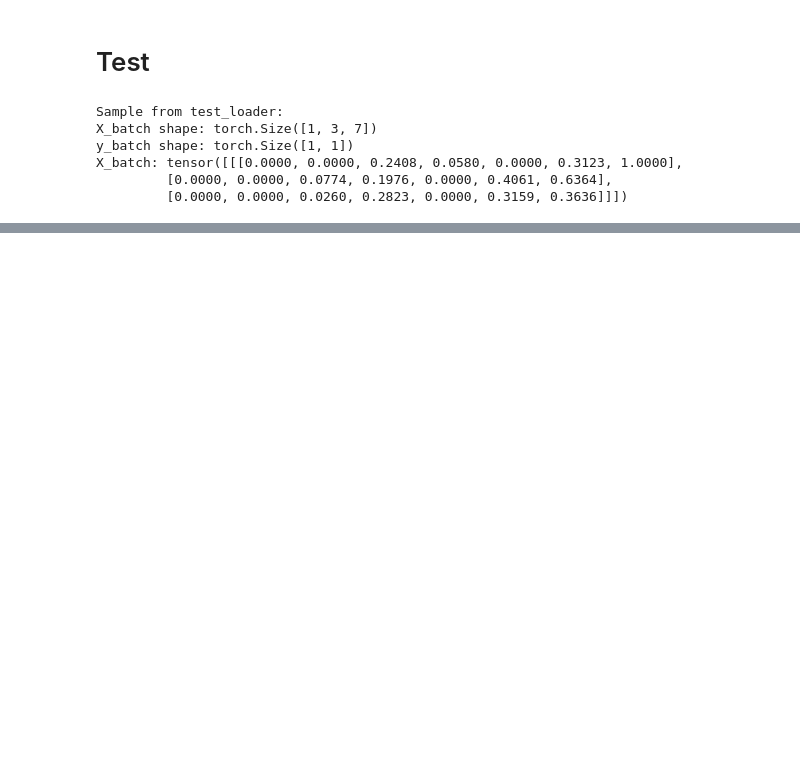
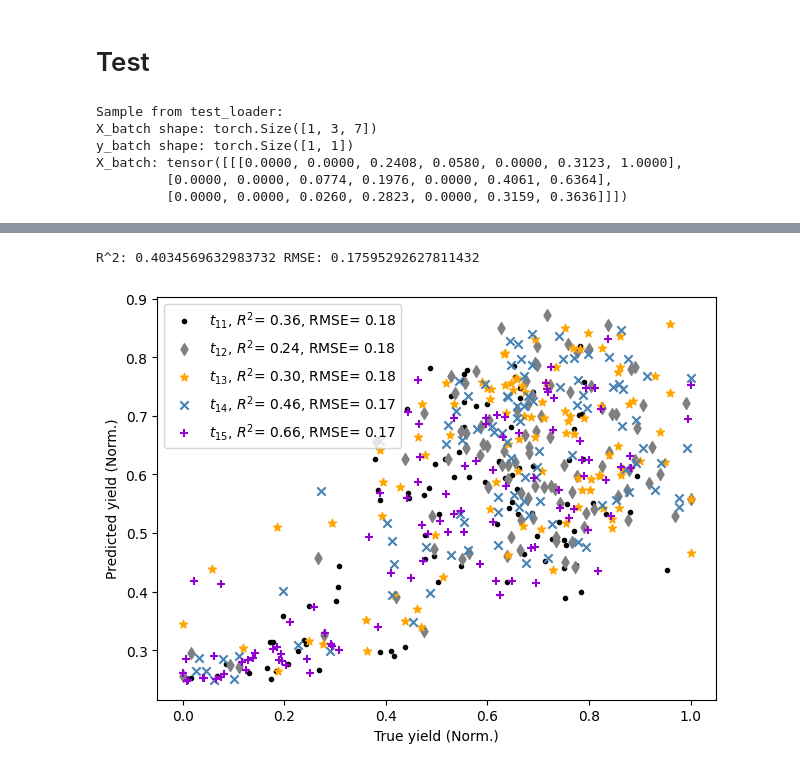
Before and after one commit to plant-ai-biophysics-lab/strawberry-yield-forecasting, a Jupyter notebook: experiments/test-main/original.ipynb, the cells around one changed output, grey strips where cells are left out. Cells and saved outputs as stored; diff of their text form; code cells hidden in the pictures; blank space fills up the shorter version.

Commit message:
display graphs

```diff
--- a/experiments/test-main/original.ipynb
+++ b/experiments/test-main/original.ipynb
@@ -248,10 +248,3 @@ X_batch: tensor([[[0.0000, 0.0000, 0.2408, 0.0580, 0.0000, 0.3123, 1.0000],
          [0.0000, 0.0000, 0.0260, 0.2823, 0.0000, 0.3159, 0.3636]]])
 # %%
 predictions, true_values = evaluate_test_set(trained_model, test_loader, device)
-# %%
-from sklearn.metrics import mean_squared_error, r2_score
-rmse = np.sqrt(mean_squared_error(true_values, predictions))
-r2 = r2_score(true_values, predictions)
-
-print(f"Test RMSE: {rmse:.4f}")
-print(f"Test R²: {r2:.4f}")
@@ -299,0 +251,36 @@ Test R²: 0.5290
+# %%
+from sklearn.metrics import mean_squared_error
+from scipy.stats import linregress
+
+# change true and predicted from (495, 1) to (5. 99)
+true_values_reshaped = true_values.reshape(n_seq, -1)
+predictions_reshaped = predictions.reshape(n_seq, -1)
+
+scatter_marker = ['.','d','*','x','+','o','.','x','d','*']
+scatter_color = ['black','gray','orange','steelblue','darkviolet','blue','pink','blue','pink','coral']
+
+time_folds = [[4, 5, 6, 7, 8], [11, 12, 13, 14, 15]]
+
+plt.figure()
+r2_list = []
+rmse_list = []
+
+for time in range(n_seq):
+    slope, intercept, r_value, p_value, std_err = linregress(true_values_reshaped[time, :], predictions_reshaped[time, :])
+    r2 = r_value ** 2
+    rmse = np.sqrt(mean_squared_error(true_values_reshaped[time], predictions_reshaped[time]))
+
+    label = str(time_folds[k_fold-1][time])
+    plt.scatter(true_values_reshaped[time, :], predictions_reshaped[time, :], marker = scatter_marker[time], color=scatter_color[time], label = f'$t_{{{label}}}$, $R^2$= {r2:.2f}, RMSE= {rmse:.2f}')
+    r2_list.append(r2)
+    rmse_list.append(rmse)
+
+print(f"R^2: {np.mean(r2_list)}", f"RMSE: {np.mean(rmse_list)}")
+plt.xlabel('True yield (Norm.)')
+plt.ylabel('Predicted yield (Norm.)')
+plt.legend()
+plt.tight_layout()
+plt.show()
+# %% [output]
+R^2: 0.4034569632983732 RMSE: 0.17595292627811432
+[figure, added]
```
Also changed, not shown: parts of 4 cells of this notebook, 1 other file.
